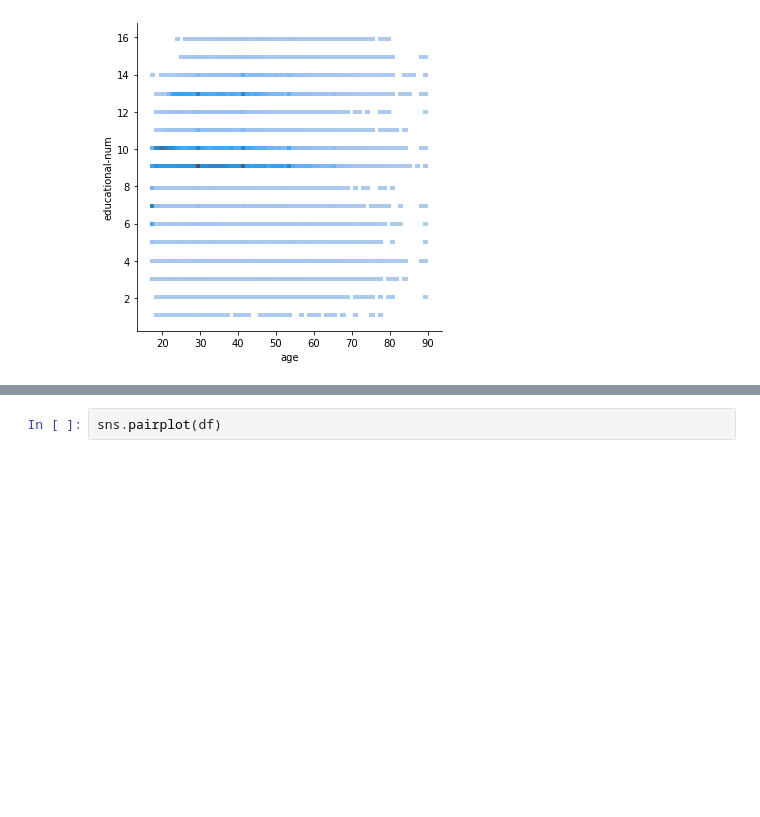
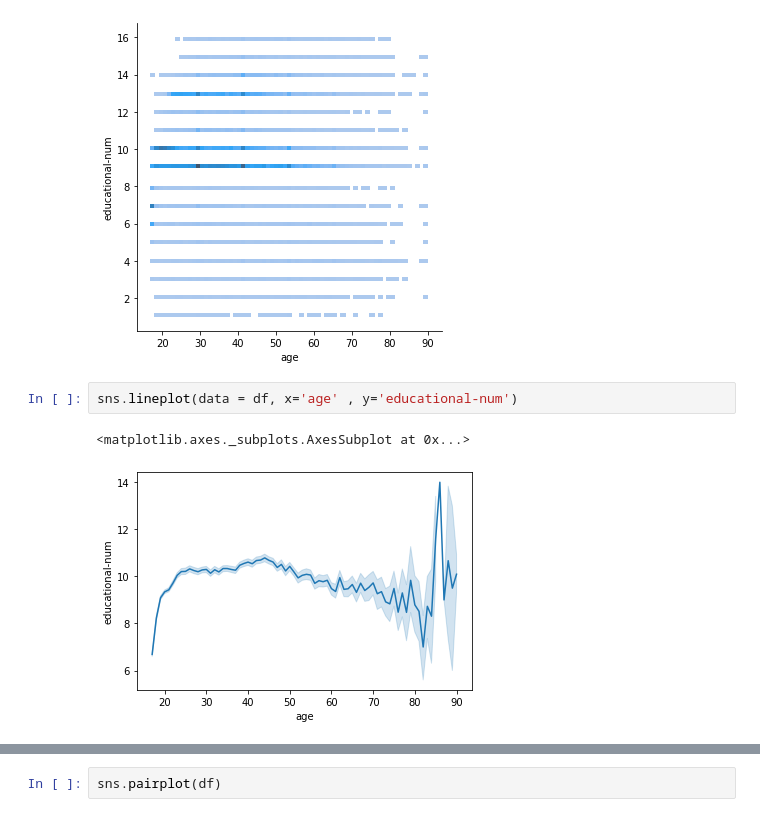
Before and after one commit to GeneralHassaan/Project_2, a Jupyter notebook: h_a_proj2.ipynb, the cells around one changed output, grey strips where cells are left out. Cells and saved outputs as stored; diff of their text form; blank space fills up the shorter version.

```diff
--- a/h_a_proj2.ipynb
+++ b/h_a_proj2.ipynb
@@ -139,3 +139,8 @@ sns.displot(data = df, x='age' , y='educational-num' )
 # %% [output]
 <seaborn.axisgrid.FacetGrid at 0x...>
 [figure]
+# %%
+sns.lineplot(data = df, x='age' , y='educational-num')
+# %% [output]
+<matplotlib.axes._subplots.AxesSubplot at 0x...>
+[figure, added]
```
Also changed, not shown: parts of 1 cell of this notebook.
